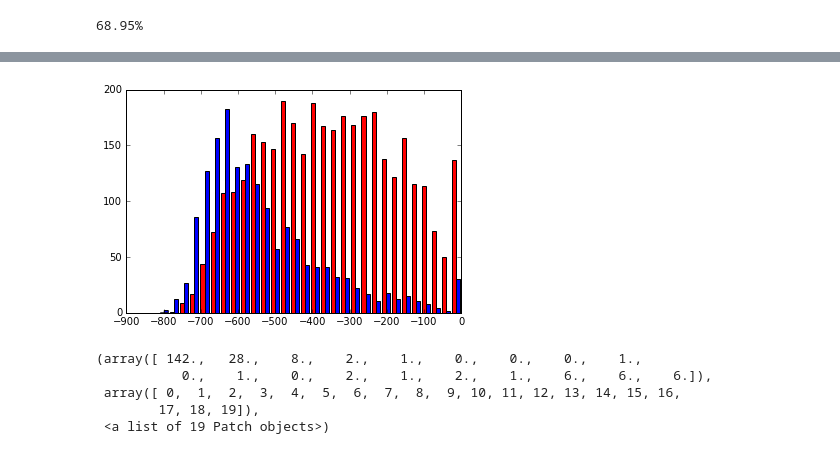
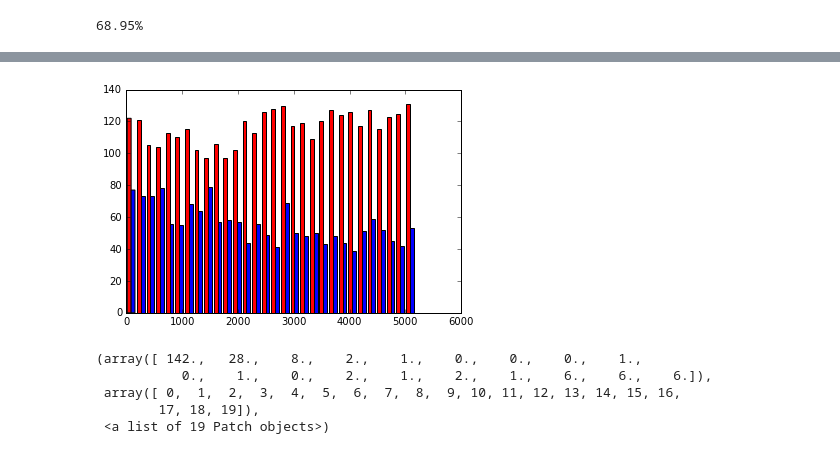
Before and after one commit to cinai/identification-algorithms, a Jupyter notebook: algoritmo_1/The test after tomorrow.ipynb, the cells around one changed output, grey strips where cells are left out. Drawn from its saved outputs; the diff is of its cells as text; code cells hidden in the pictures.

```diff
--- a/algoritmo_1/The test after tomorrow.ipynb
+++ b/algoritmo_1/The test after tomorrow.ipynb
@@ -169,5 +178,5 @@ with open('iden_matrix.pickle','r') as f:
 # %%
-with open('iden_matrix_paradero.pickle','r') as f:
+with open('iden_paradero.pickle','r') as f:
     iden_paradero = pickle.load(f)
 # %% [markdown]
 ### Comparee con paraderos
@@ -181,6 +190,9 @@ delta_time = time.time() - start_time
 # %%
 iden_matrix_paradero = np.matrix(iden_paradero)
 df_ident_paradero = pd.DataFrame(iden_matrix_paradero)
+# %%
+with open('iden_paradero.pickle','w') as f:
+    pickle.dump(iden_paradero,f)
 # %%
 i = 0
 identified_indexs = []
@@ -188,7 +200,7 @@ wrong_indexs = []
 correct_indexs = []
 selected_indexs = []
 n_identified = 0
-limit = min(len(users_profiles),len(profiles))
+limit = min(len(iden_paradero),len(iden_paradero))
 while (i<limit):
     the_index = np.argmax(iden_matrix_paradero[:,i])
     selected_indexs.append(np.max(iden_matrix_paradero[:,i]))
@@ -203,6 +215,10 @@ while (i<limit):
 with open('correct_and_wrong_indexs_alg1.pickle','w') as f:
     pickle.dump(correct_indexs,f)
     pickle.dump(wrong_indexs,f)
+# %%
+with open('correct_and_wrong_indexs_alg1.pickle','r') as f:
+    correct_indexs = pickle.load(f)
+    wrong_indexs = pickle.load(f)
 # %%
 porcentaje_correcto = n_identified*100/limit
 print str(round(porcentaje_correcto,2))+ "%"
@@ -235,9 +261,9 @@ plt.show()
 # %%
 colors = ['red', 'blue']
-plt.hist([a,b], 30, histtype='bar',color=colors)
+plt.hist([correct_indexs,wrong_indexs], 30, histtype='bar',color=colors)
 plt.show()
 # %% [output]
-[figure, old version]
+[figure, new version]
 # %%
 plt.hist(d_b,range(0,20))
 # %% [output]
```
Also changed, not shown: parts of 11 cells of this notebook.
